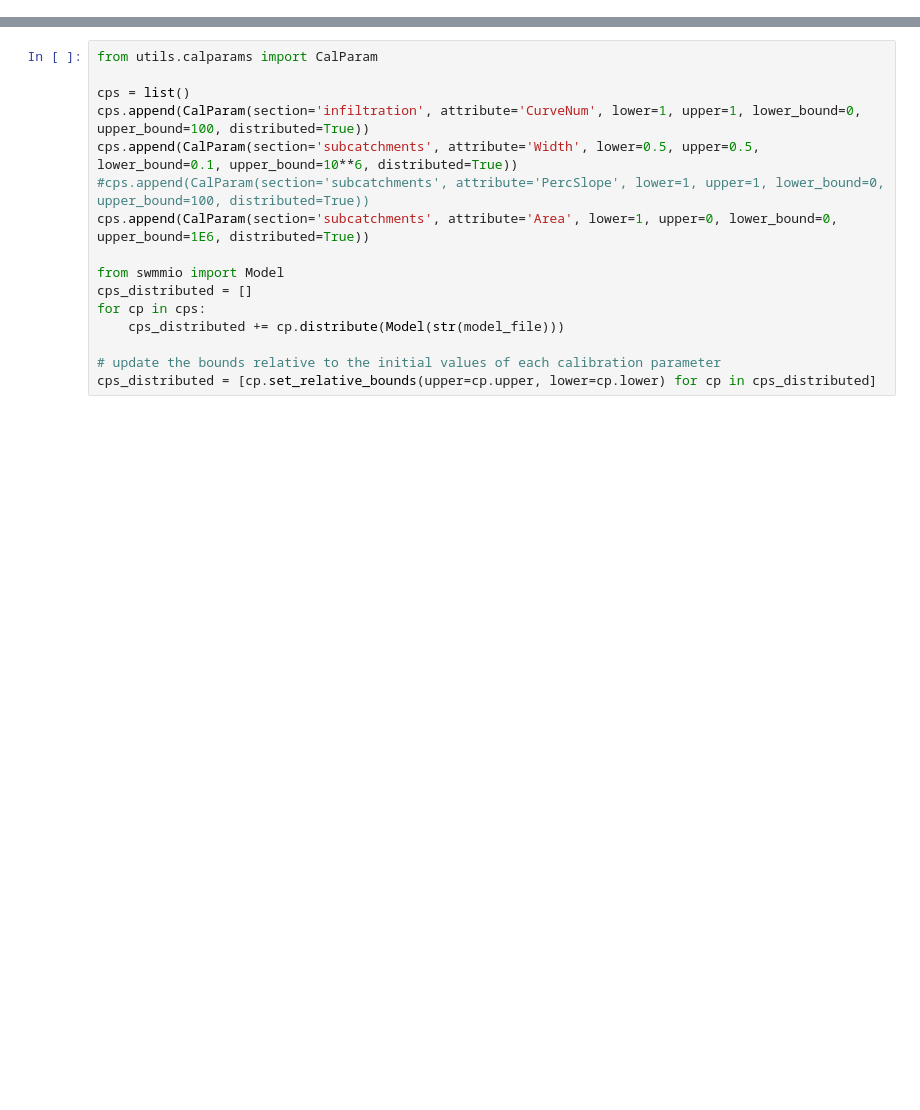
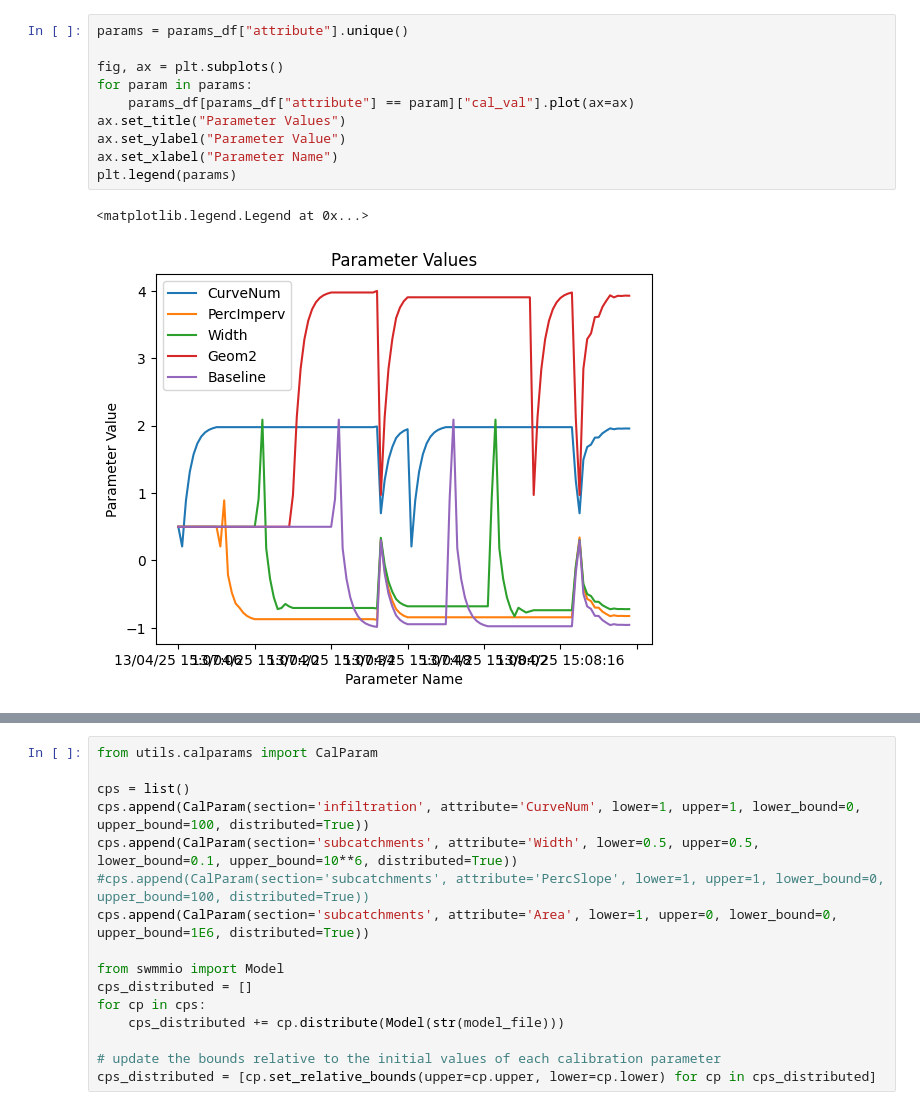
Before and after one commit to everettsp/optswmm, a Jupyter notebook: main.ipynb, the cells around one changed output, grey strips where cells are left out. Saved outputs shown, nothing was run; the diff lists cells and outputs as text; blank space fills up the shorter version.

```diff
--- a/main.ipynb
+++ b/main.ipynb
@@ -101,0 +44,13 @@ cps.set_relative_bounds()
+# %%
+params = params_df["attribute"].unique()
+
+fig, ax = plt.subplots()
+for param in params:
+    params_df[params_df["attribute"] == param]["cal_val"].plot(ax=ax)
+ax.set_title("Parameter Values")
+ax.set_ylabel("Parameter Value")
+ax.set_xlabel("Parameter Name")
+plt.legend(params)
+# %% [output]
+<matplotlib.legend.Legend at 0x...>
+[figure, added]
```
Also changed, not shown: parts of 27 cells of this notebook, 19 other files.
